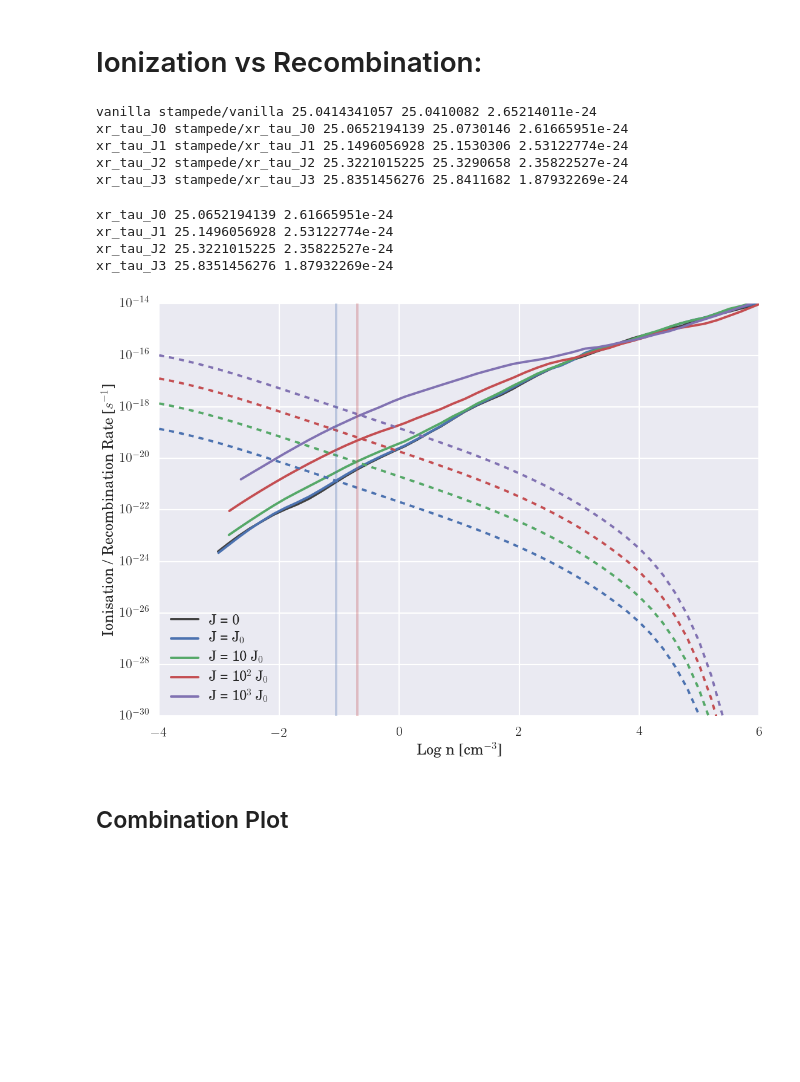
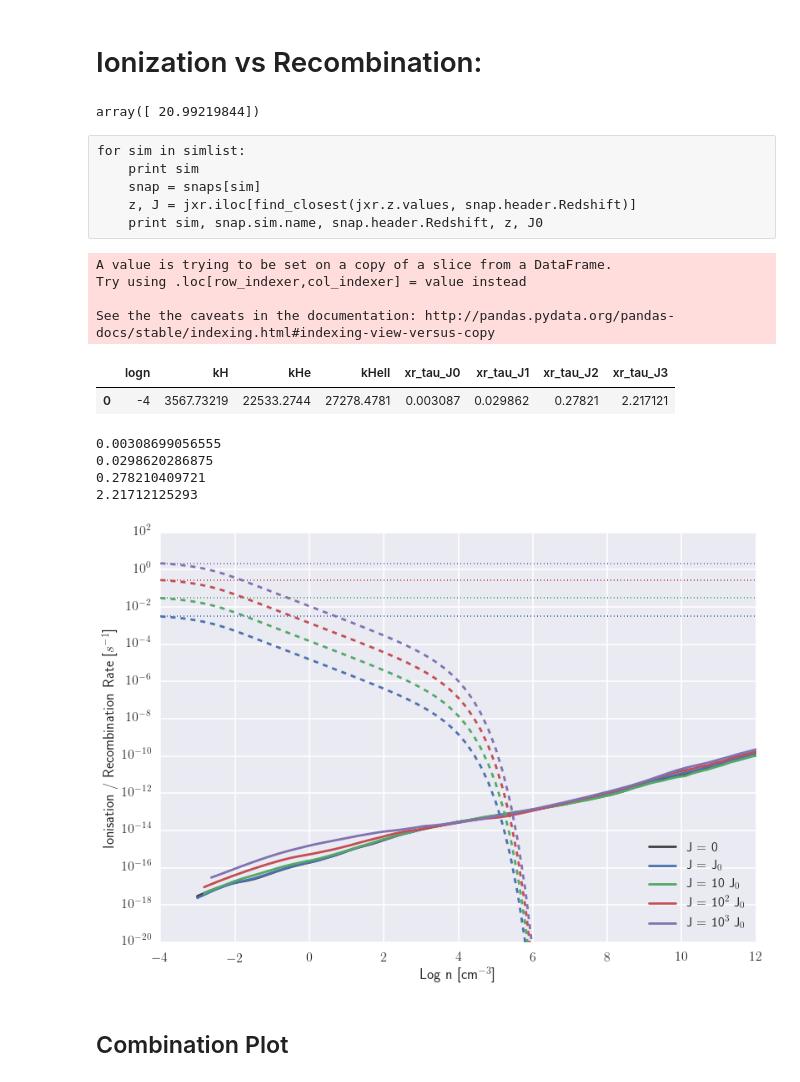
Before and after one commit to hummel/xray_notebooks, a Jupyter notebook: Phase Graphs.ipynb, the cells around one changed output. Drawn from its saved outputs; the diff is of its cells as text; code cells hidden in the pictures; blank space fills up the shorter version.

Commit message:
Calculate J_xr directly for comparing ionization rates in Phase Graphs notebook.

```diff
--- a/Phase Graphs.ipynb
+++ b/Phase Graphs.ipynb
@@ -135,55 +136,83 @@ jxr.sort('z', inplace=True)
-# %%
-for sim in simlist:
-    snap = snaps[sim]
-    z, J0 = jxr.iloc[find_closest(jxr.z.values, snap.header.Redshift)]
-    print sim, snap.sim.name, snap.header.Redshift, z, J0
-# %% [output]
-vanilla stampede/vanilla 25.0414341057 25.0410082 2.65214011e-24
-xr_tau_J0 stampede/xr_tau_J0 25.0652194139 25.0730146 2.61665951e-24
-xr_tau_J1 stampede/xr_tau_J1 25.1496056928 25.1530306 2.53122774e-24
-xr_tau_J2 stampede/xr_tau_J2 25.3221015225 25.3290658 2.35822527e-24
-xr_tau_J3 stampede/xr_tau_J3 25.8351456276 25.8411682 1.87932269e-24
+# %%
+sfr_df['z'].values
+# %% [output]
+array([ 20.99219844])
+# %%
+h = 4.135667516e-15
+f_xrb = 1./30.
+t_xrb = 1e7
+l_xrb = 1e38 / 3
+# X-ray energy density (erg/Mpc^3)
+def J_xr(sfr_df):
+    z = sfr_df['z'].values
+    sfr = sfr_df['sfr'].values
+    t_H = WMAP9.age(z) #returns age of universe in Gyr
+    t_s = t_H.to('s').value #just want the array, not the unit information
+    u_xr = f_xrb * t_xrb * l_xrb * t_s * sfr * (1+z)**3
+    # Convert to cgs units (Mpc --> cm)
+    u_xr /= (3.08e24)**3
+    return u_xr * 2.99792458e+10 / (4*np.pi)
+# %% [raw]
+for sim in simlist:
+    print sim
+    snap = snaps[sim]
+    z, J = jxr.iloc[find_closest(jxr.z.values, snap.header.Redshift)]
+    print sim, snap.sim.name, snap.header.Redshift, z, J0
 # %%
 kh_rates = pd.read_csv('kh_rates.dat', delim_whitespace=True,
                        names=['logn', 'kH', 'kHe', 'kHeII', 'hH', 'hHe', 'hHeII'])
 kion = kh_rates[['logn', 'kH', 'kHe', 'kHeII']]
 for sim in simlist[1:]:
     snap = snaps[sim]
-    z, J0 = jxr.iloc[find_closest(jxr.z.values, snap.header.Redshift)]
-    print sim, snap.header.Redshift, J0
-    kion[sim] = J0*bkg[sim] * (kion.kH + kion.kHe + kion.kHeII)
+    kion[sim] = J_xr(sfrd.loc[find_closest(sfrd['z'],snap.header.Redshift)])*bkg[sim] * (kion.kH)# + kion.kHe + kion.kHeII)
 # %% [output]
-xr_tau_J0 25.0652194139 2.61665951e-24
-xr_tau_J1 25.1496056928 2.53122774e-24
-xr_tau_J2 25.3221015225 2.35822527e-24
-xr_tau_J3 25.8351456276 1.87932269e-24
+A value is trying to be set on a copy of a slice from a DataFrame.
+Try using .loc[row_indexer,col_indexer] = value instead
+
+See the the caveats in the documentation: http://pandas.pydata.org/pandas-docs/stable/indexing.html#indexing-view-versus-copy
+# %%
+kion.head(1)
+# %% [output]
+|  | logn | kH | kHe | kHeII | xr_tau_J0 | xr_tau_J1 | xr_tau_J2 | xr_tau_J3 |
+| 0 | -4 | 3567.73219 | 22533.2744 | 27278.4781 | 0.003087 | 0.029862 | 0.27821 | 2.217121 |
 # %%
 for sim in simlist:
     df = average[sim]
     df['n'] = bins[1:]
-    df['k_rec'] = df.ndensity**2 * df.efrac**2 * 2.6e-13 * (df.temp/1e4)**-.75
+    df['k_rec2'] = df.ndensity * df.efrac * 2.6e-13 * (df.temp/1e4)**-.75
+    df['k_rec'] = df.ndensity * df.efrac * 4e-11 * df.temp**-.5
 # %%
 pal = sns.color_palette(n_colors=4)
 with sns.color_palette(n_colors=4):
     f,ax = plt.subplots()
+#ax.axvline(1, color='.7')
 df = average['vanilla']
+for i,sim in enumerate(simlist[1:]):
+    ax.axhline(kion[sim][0], lw=2, ls=':', color=pal[i])
+    print kion[sim][0]
 ax.semilogy(df.logn, df.k_rec, color='.25', label=simname['vanilla'])
 for sim in simlist[1:]:
     df = average[sim]
     ax.plot(df.logn, df.k_rec, label=simname[sim])
+#ax.semilogy(df.logn, df.k_rec2, color='.25', ls=':')
+#for sim in simlist[1:]:
+#    df = average[sim]
+#    ax.plot(df.logn, df.k_rec2, ls=':')
 for sim in simlist[1:]:
     ax.plot(kion.logn, kion[sim], ls='--')
-ax.axvline(-1.05, color=pal[0], alpha=.3)
-ax.axvline(-.7, color=pal[2], alpha=.3)
 
 ax.legend(loc=0)
-ax.set_xlim(-4, 6)
-ax.set_ylim(1e-30, 1e-14)
+ax.set_xlim(-4, 12)
+ax.set_ylim(1e-20, 1e2)
 ax.set_xlabel('Log n [cm$^{-3}$]')
 ax.set_ylabel('Ionisation / Recombination Rate [$s^{-1}$]')
 f.savefig('figures/phase_diagrams/k_ion-k_rec.png', bbox_inches='tight')
 # %% [output]
+0.00308699056555
+0.0298620286875
+0.278210409721
+2.21712125293
-[figure, old version]
+[figure, new version]
 # %% [markdown]
 ## Combination Plot
 # %%
```
Also changed, not shown: parts of 7 cells of this notebook.
